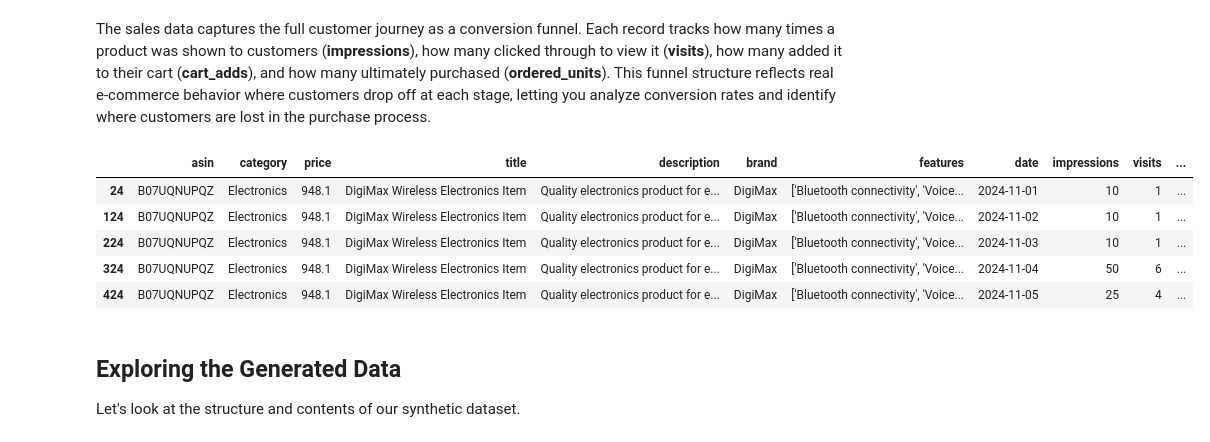
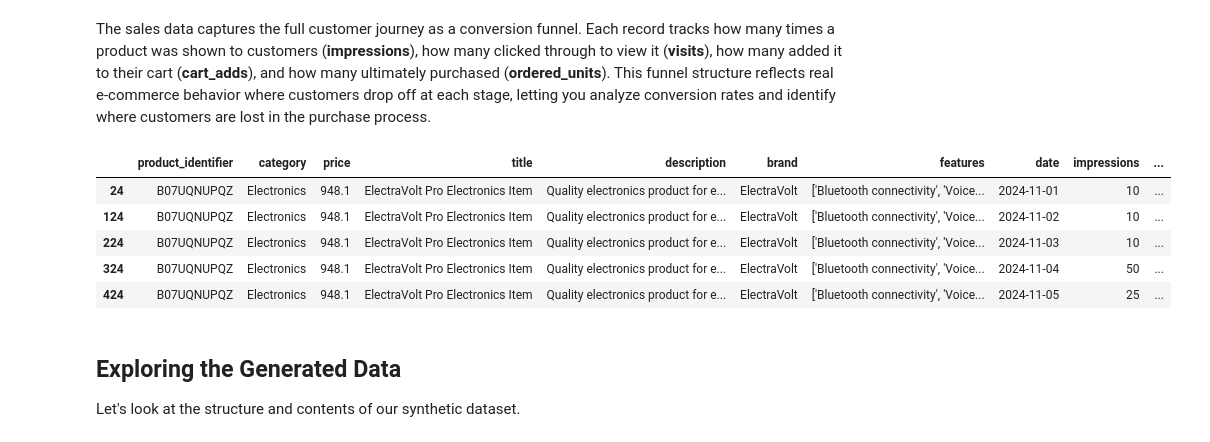
Before and after one commit to eisenhauerIO/courses-business-decisions, a Jupyter notebook: docs/source/understand-domain/01-online-retail-simulator/lecture.ipynb, the cells around one changed output. Cells and saved outputs as stored; diff of their text form; code cells hidden in the pictures.

```diff
--- a/docs/source/understand-domain/01-online-retail-simulator/lecture.ipynb
+++ b/docs/source/understand-domain/01-online-retail-simulator/lecture.ipynb
@@ -114,14 +114,14 @@ products.head()
 # %% [markdown]
 The sales data captures the full customer journey as a conversion funnel. Each record tracks how many times a product was shown to customers (**impressions**), how many clicked through to view it (**visits**), how many added it to their cart (**cart_adds**), and how many ultimately purchased (**ordered_units**). This funnel structure reflects real e-commerce behavior where customers drop off at each stage, letting you analyze conversion rates and identify where customers are lost in the purchase process.
 # %%
-sales.sort_values(["asin", "date"]).head()
+sales.sort_values(["product_identifier", "date"]).head()
 # %% [output]
-|  | asin | category | price | title | description | brand | features | date | impressions | visits | ... |
-| 24 | B07UQNUPQZ | Electronics | 948.1 | DigiMax Wireless Electronics Item | Quality electronics product for e... | DigiMax | ['Bluetooth connectivity', 'Voice... | 2024-11-01 | 10 | 1 | ... |
-| 124 | B07UQNUPQZ | Electronics | 948.1 | DigiMax Wireless Electronics Item | Quality electronics product for e... | DigiMax | ['Bluetooth connectivity', 'Voice... | 2024-11-02 | 10 | 1 | ... |
-| 224 | B07UQNUPQZ | Electronics | 948.1 | DigiMax Wireless Electronics Item | Quality electronics product for e... | DigiMax | ['Bluetooth connectivity', 'Voice... | 2024-11-03 | 10 | 1 | ... |
-| 324 | B07UQNUPQZ | Electronics | 948.1 | DigiMax Wireless Electronics Item | Quality electronics product for e... | DigiMax | ['Bluetooth connectivity', 'Voice... | 2024-11-04 | 50 | 6 | ... |
-| 424 | B07UQNUPQZ | Electronics | 948.1 | DigiMax Wireless Electronics Item | Quality electronics product for e... | DigiMax | ['Bluetooth connectivity', 'Voice... | 2024-11-05 | 25 | 4 | ... |
+|  | product_identifier | category | price | title | description | brand | features | date | impressions | ... |
+| 24 | B07UQNUPQZ | Electronics | 948.1 | ElectraVolt Pro Electronics Item | Quality electronics product for e... | ElectraVolt | ['Bluetooth connectivity', 'Voice... | 2024-11-01 | 10 | ... |
+| 124 | B07UQNUPQZ | Electronics | 948.1 | ElectraVolt Pro Electronics Item | Quality electronics product for e... | ElectraVolt | ['Bluetooth connectivity', 'Voice... | 2024-11-02 | 10 | ... |
+| 224 | B07UQNUPQZ | Electronics | 948.1 | ElectraVolt Pro Electronics Item | Quality electronics product for e... | ElectraVolt | ['Bluetooth connectivity', 'Voice... | 2024-11-03 | 10 | ... |
+| 324 | B07UQNUPQZ | Electronics | 948.1 | ElectraVolt Pro Electronics Item | Quality electronics product for e... | ElectraVolt | ['Bluetooth connectivity', 'Voice... | 2024-11-04 | 50 | ... |
+| 424 | B07UQNUPQZ | Electronics | 948.1 | ElectraVolt Pro Electronics Item | Quality electronics product for e... | ElectraVolt | ['Bluetooth connectivity', 'Voice... | 2024-11-05 | 25 | ... |
 # %% [markdown]
 ## Exploring the Generated Data
 
```
Also changed, not shown: parts of 13 cells of this notebook, 10 other files.
